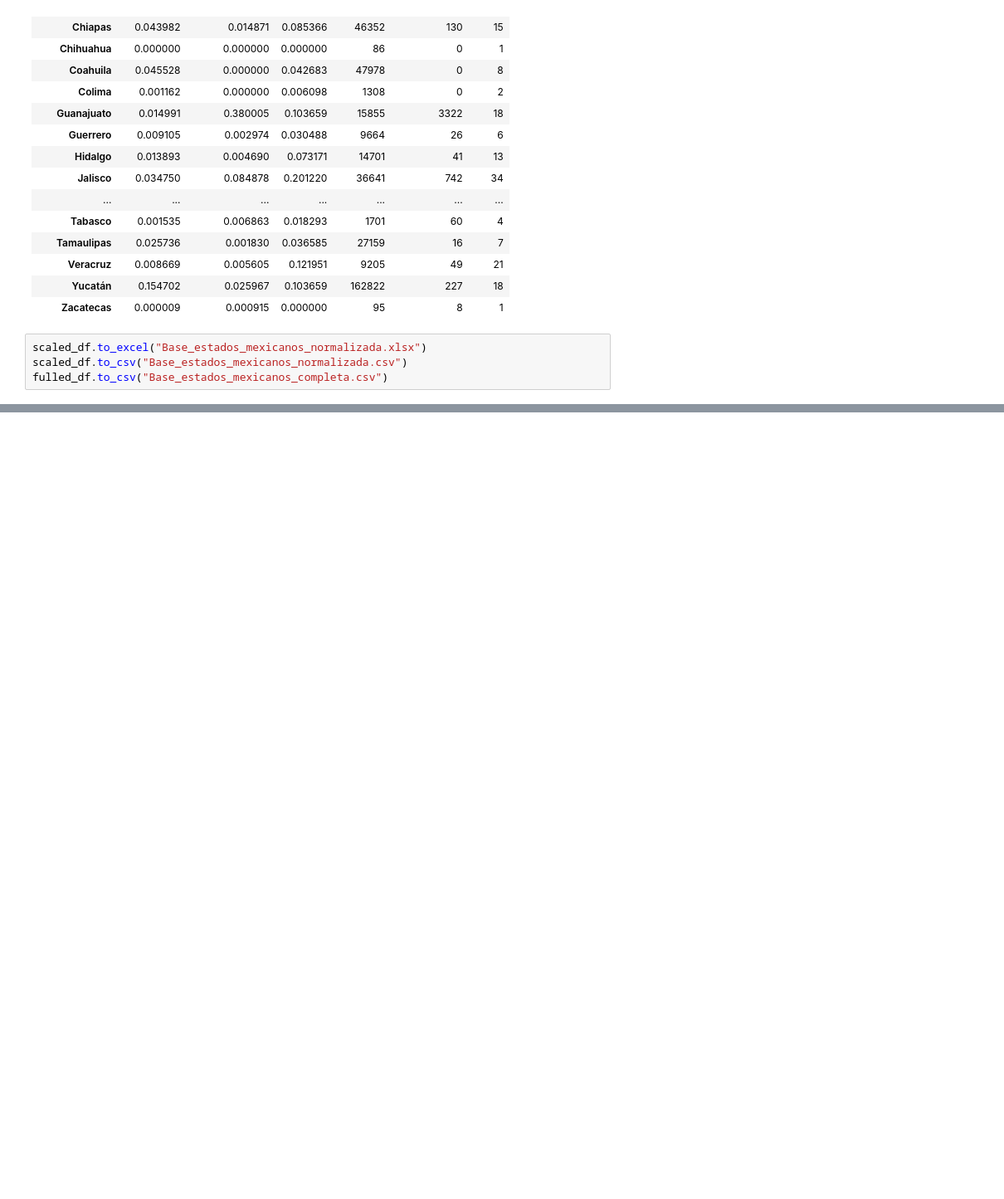
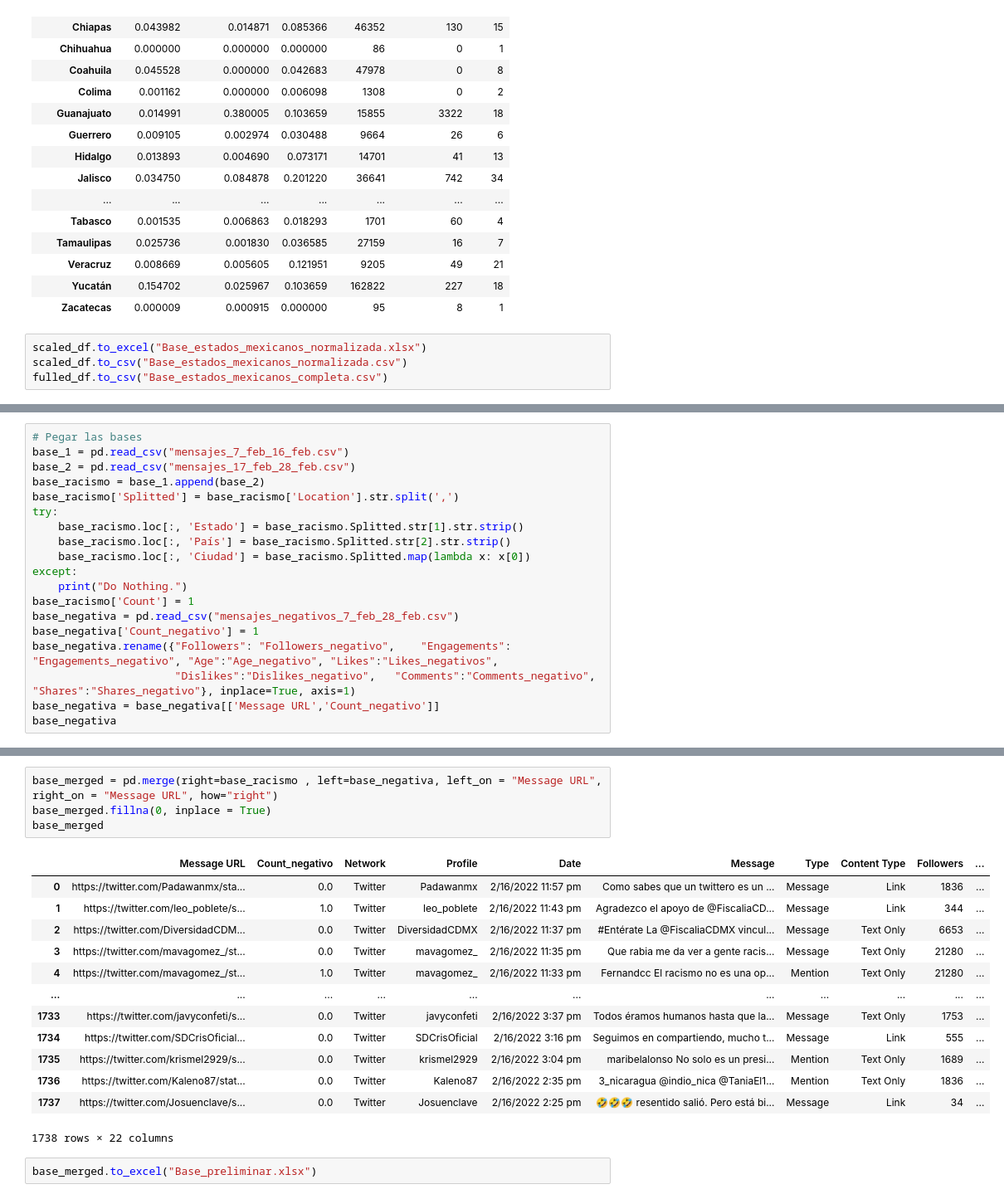
Before and after one commit to jordinola1470/BX-Codes, a Jupyter notebook: Racismo/Procesamiento_base_racismo_mx.ipynb, the cells around one changed output, grey strips where cells are left out. Shown at 83% size. Cells and saved outputs as stored; diff of their text form; blank space fills up the shorter version.

```diff
--- a/Racismo/Procesamiento_base_racismo_mx.ipynb
+++ b/Racismo/Procesamiento_base_racismo_mx.ipynb
@@ -218,0 +285,19 @@ fulled_df.to_csv("Base_estados_mexicanos_completa.csv")
+# %%
+# Pegar las bases
+base_1 = pd.read_csv("mensajes_7_feb_16_feb.csv")
+base_2 = pd.read_csv("mensajes_17_feb_28_feb.csv")
+base_racismo = base_1.append(base_2)
+base_racismo['Splitted'] = base_racismo['Location'].str.split(',')
+try:
+    base_racismo.loc[:, 'Estado'] = base_racismo.Splitted.str[1].str.strip()
+    base_racismo.loc[:, 'País'] = base_racismo.Splitted.str[2].str.strip()
+    base_racismo.loc[:, 'Ciudad'] = base_racismo.Splitted.map(lambda x: x[0])
+except:
+    print("Do Nothing.")
+base_racismo['Count'] = 1
+base_negativa = pd.read_csv("mensajes_negativos_7_feb_28_feb.csv")
+base_negativa['Count_negativo'] = 1
+base_negativa.rename({"Followers": "Followers_negativo",	"Engagements": "Engagements_negativo", "Age":"Age_negativo", "Likes":"Likes_negativos",
+                      "Dislikes":"Dislikes_negativo",	"Comments":"Comments_negativo",	"Shares":"Shares_negativo"}, inplace=True, axis=1)
+base_negativa = base_negativa[['Message URL','Count_negativo']]
+base_negativa
@@ -218,0 +323,20 @@ fulled_df.to_csv("Base_estados_mexicanos_completa.csv")
+# %%
+base_merged = pd.merge(right=base_racismo , left=base_negativa, left_on = "Message URL", right_on = "Message URL", how="right")
+base_merged.fillna(0, inplace = True)
+base_merged
+# %% [output]
+|  | Message URL | Count_negativo | Network | Profile | Date | Message | Type | Content Type | Followers | ... |
+| 0 | https://twitter.com/Padawanmx/sta... | 0.0 | Twitter | Padawanmx | 2/16/2022 11:57 pm | Como sabes que un twittero es un ... | Message | Link | 1836 | ... |
+| 1 | https://twitter.com/leo_poblete/s... | 1.0 | Twitter | leo_poblete | 2/16/2022 11:43 pm | Agradezco el apoyo de @FiscaliaCD... | Message | Link | 344 | ... |
+| 2 | https://twitter.com/DiversidadCDM... | 0.0 | Twitter | DiversidadCDMX | 2/16/2022 11:37 pm | #Entérate La @FiscaliaCDMX vincul... | Message | Text Only | 6653 | ... |
+| 3 | https://twitter.com/mavagomez_/st... | 0.0 | Twitter | mavagomez_ | 2/16/2022 11:35 pm | Que rabia me da ver a gente racis... | Message | Text Only | 21280 | ... |
+| 4 | https://twitter.com/mavagomez_/st... | 1.0 | Twitter | mavagomez_ | 2/16/2022 11:33 pm | Fernandcc El racismo no es una op... | Mention | Text Only | 21280 | ... |
+| ... | ... | ... | ... | ... | ... | ... | ... | ... | ... | ... |
+| 1733 | https://twitter.com/javyconfeti/s... | 0.0 | Twitter | javyconfeti | 2/16/2022 3:37 pm | Todos éramos humanos hasta que la... | Message | Text Only | 1753 | ... |
+| 1734 | https://twitter.com/SDCrisOficial... | 0.0 | Twitter | SDCrisOficial | 2/16/2022 3:16 pm | Seguimos en compartiendo, mucho t... | Message | Link | 555 | ... |
+| 1735 | https://twitter.com/krismel2929/s... | 0.0 | Twitter | krismel2929 | 2/16/2022 3:04 pm | maribelalonso No solo es un presi... | Mention | Text Only | 1689 | ... |
+| 1736 | https://twitter.com/Kaleno87/stat... | 0.0 | Twitter | Kaleno87 | 2/16/2022 2:35 pm | 3_nicaragua @indio_nica @TaniaEl1... | Mention | Text Only | 1836 | ... |
+| 1737 | https://twitter.com/Josuenclave/s... | 0.0 | Twitter | Josuenclave | 2/16/2022 2:25 pm | 🤣🤣🤣 resentido salió. Pero está bi... | Message | Link | 34 | ... |
+1738 rows × 22 columns
+# %%
+base_merged.to_excel("Base_preliminar.xlsx")
```
Also changed, not shown: parts of 5 cells of this notebook, 5 other files.
